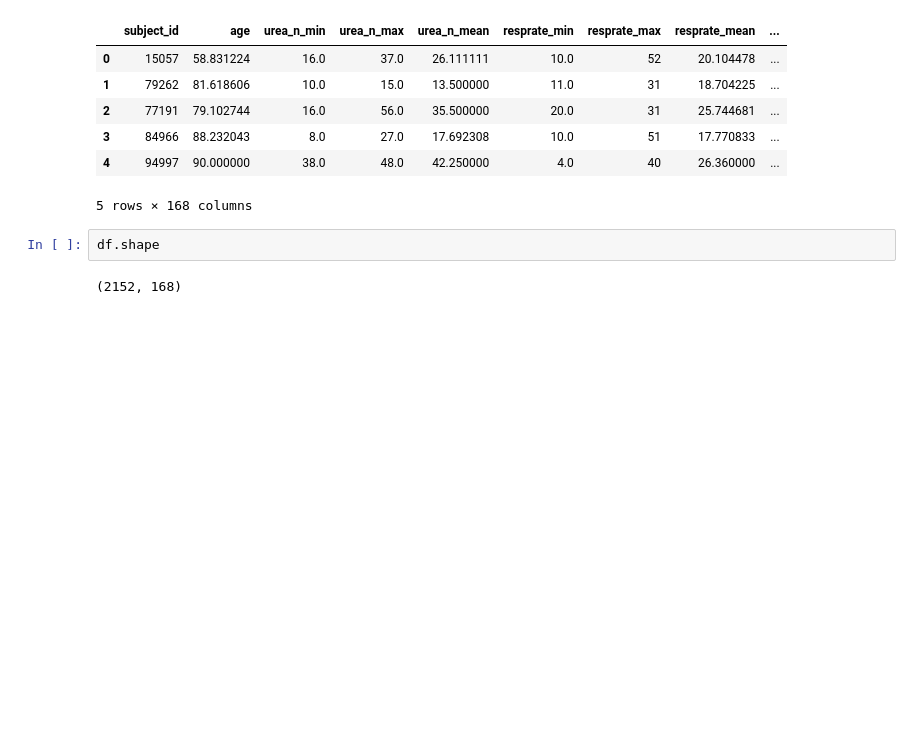
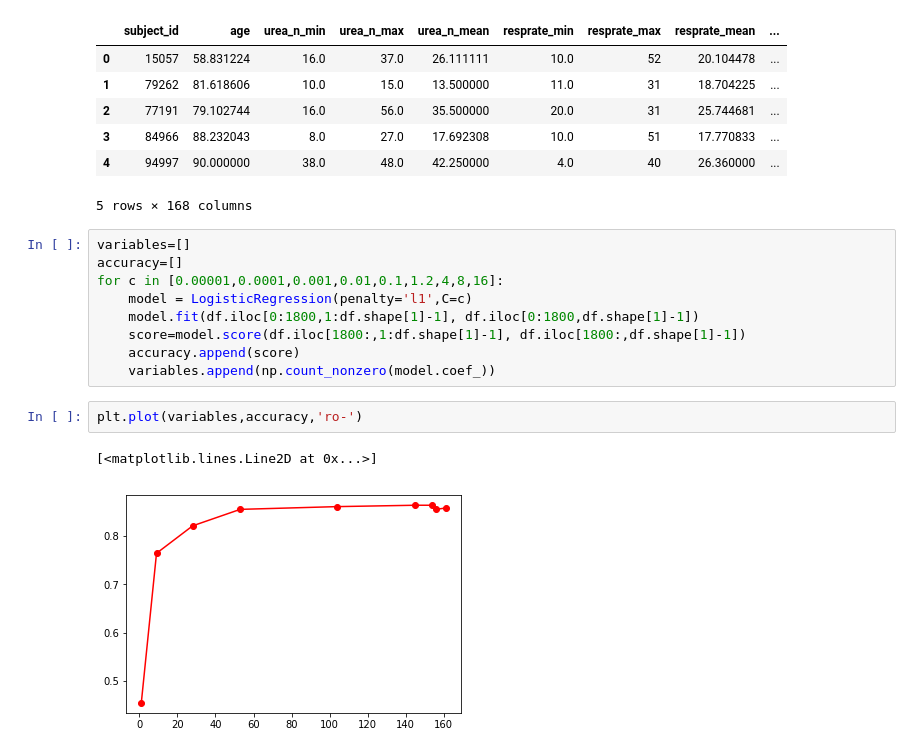
Before and after one commit to ojaswee/predicting_patient_mortality, a Jupyter notebook: 05_regression.ipynb, the cells around one changed output. Drawn from its saved outputs; the diff is of its cells as text; blank space fills up the shorter version.

Commit message:
added regression

```diff
--- a/05_regression.ipynb
+++ b/05_regression.ipynb
@@ -14,7 +22,17 @@ df.head()
 | 3 | 84966 | 88.232043 | 8.0 | 27.0 | 17.692308 | 10.0 | 51 | 17.770833 | ... |
 | 4 | 94997 | 90.000000 | 38.0 | 48.0 | 42.250000 | 4.0 | 40 | 26.360000 | ... |
 5 rows × 168 columns
-# %%
-df.shape
-# %% [output]
-(2152, 168)
+# %%
+variables=[]
+accuracy=[]
+for c in [0.00001,0.0001,0.001,0.01,0.1,1.2,4,8,16]:
+    model = LogisticRegression(penalty='l1',C=c)
+    model.fit(df.iloc[0:1800,1:df.shape[1]-1], df.iloc[0:1800,df.shape[1]-1])
+    score=model.score(df.iloc[1800:,1:df.shape[1]-1], df.iloc[1800:,df.shape[1]-1])
+    accuracy.append(score)
+    variables.append(np.count_nonzero(model.coef_))
+# %%
+plt.plot(variables,accuracy,'ro-')
+# %% [output]
+[<matplotlib.lines.Line2D at 0x...>]
+[figure, added]
```
Also changed, not shown: parts of 10 cells of this notebook, 4 other files.
